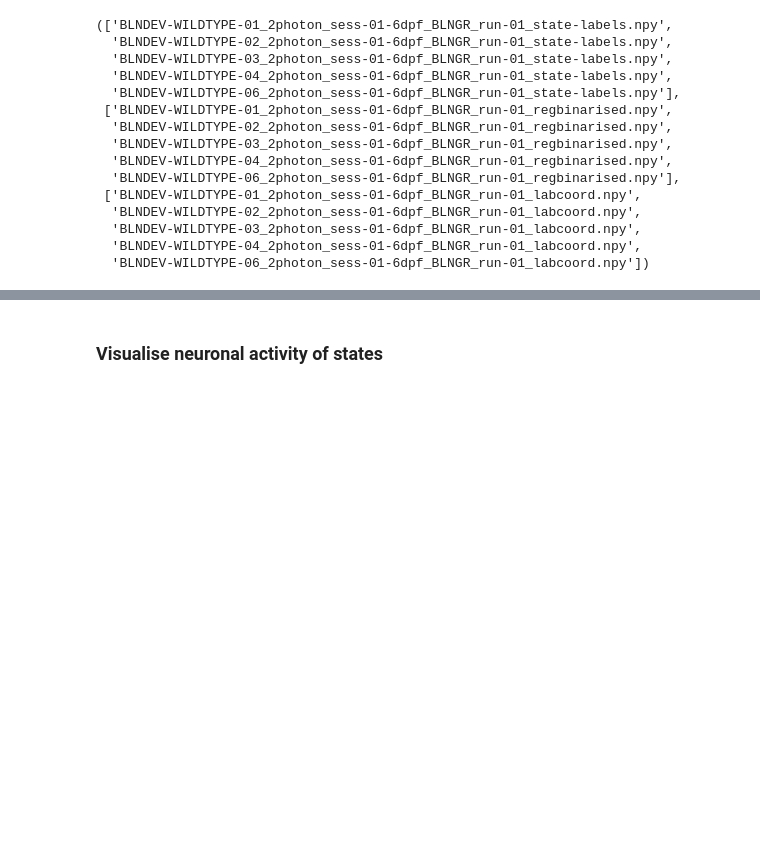
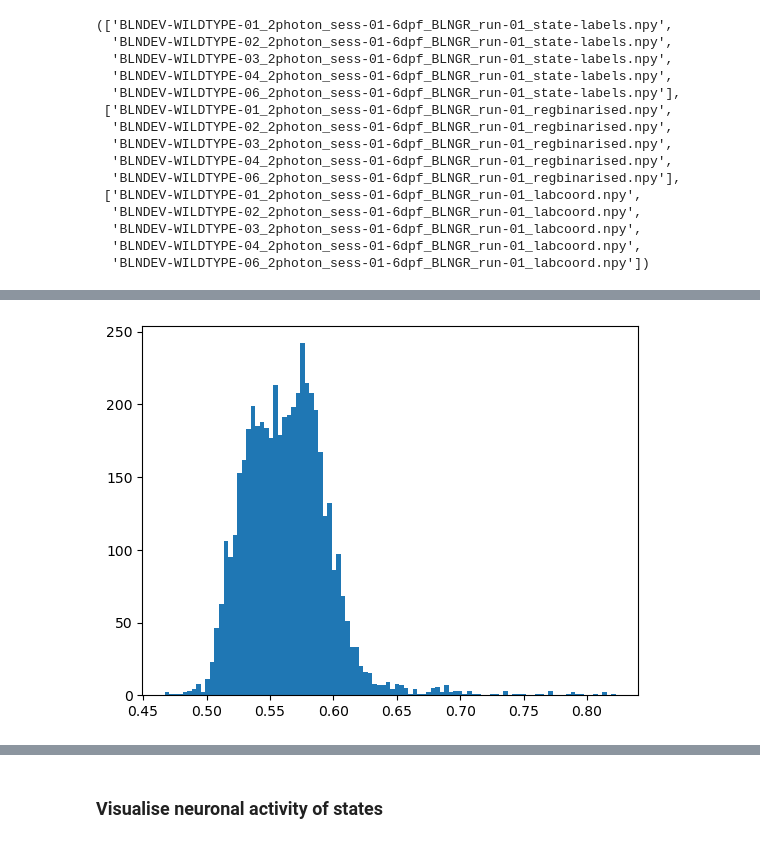
Before and after one commit to dmnburrows/multiscale_dev_dynamics, a Jupyter notebook: dev_dynamics.ipynb, the cells around one changed output, grey strips where cells are left out. Drawn from its saved outputs; the diff is of its cells as text; code cells hidden in the pictures; blank space fills up the shorter version.

```diff
--- a/dev_dynamics.ipynb
+++ b/dev_dynamics.ipynb
@@ -165,0 +153,21 @@ prac = nonlinembed(bind_a)
+# %%
+#======================================================================================
+def state_dist(data):
+#======================================================================================
+    """
+    This functions calculates the euclidean distance from one point in time to to the next in state space.
+
+    Inputs:
+        data (np array): cells x timeframes
+
+    Returns:
+        dist (np array): 1d vector, distance distribution
+    """
+    import numpy as np
+    dist = np.zeros((data.shape[1])-1)
+    for i in range(dist.shape[0]):
+        data_t0 = data[:,i]/np.linalg.norm(data[:,i])
+        data_t1 = data[:,i+1]/np.linalg.norm(data[:,i+1])
+
+        dist[i] = np.linalg.norm(data_t0 - data_t1)#euclidean distance distribution
+    return(dist)
@@ -165,0 +215,8 @@ prac = nonlinembed(bind_a)
+# %%
+ch=0
+data = np.load(trace_l[ch])
+state_data = state_dist(data)
+plt.hist(state_data, bins=100)
+plt.show()
+# %% [output]
+[figure, added]
```
Also changed, not shown: parts of 37 cells of this notebook, 1 other file.
